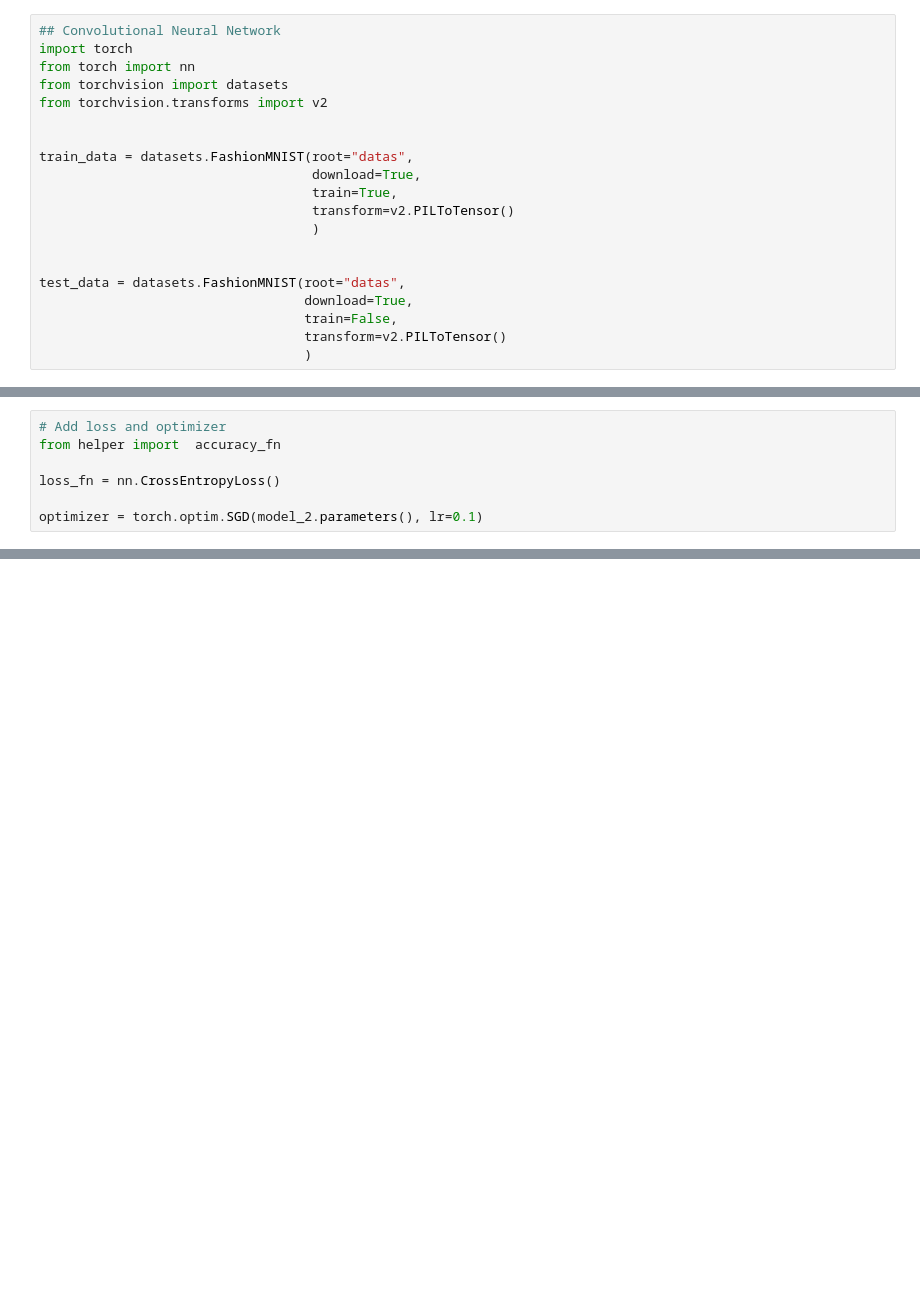
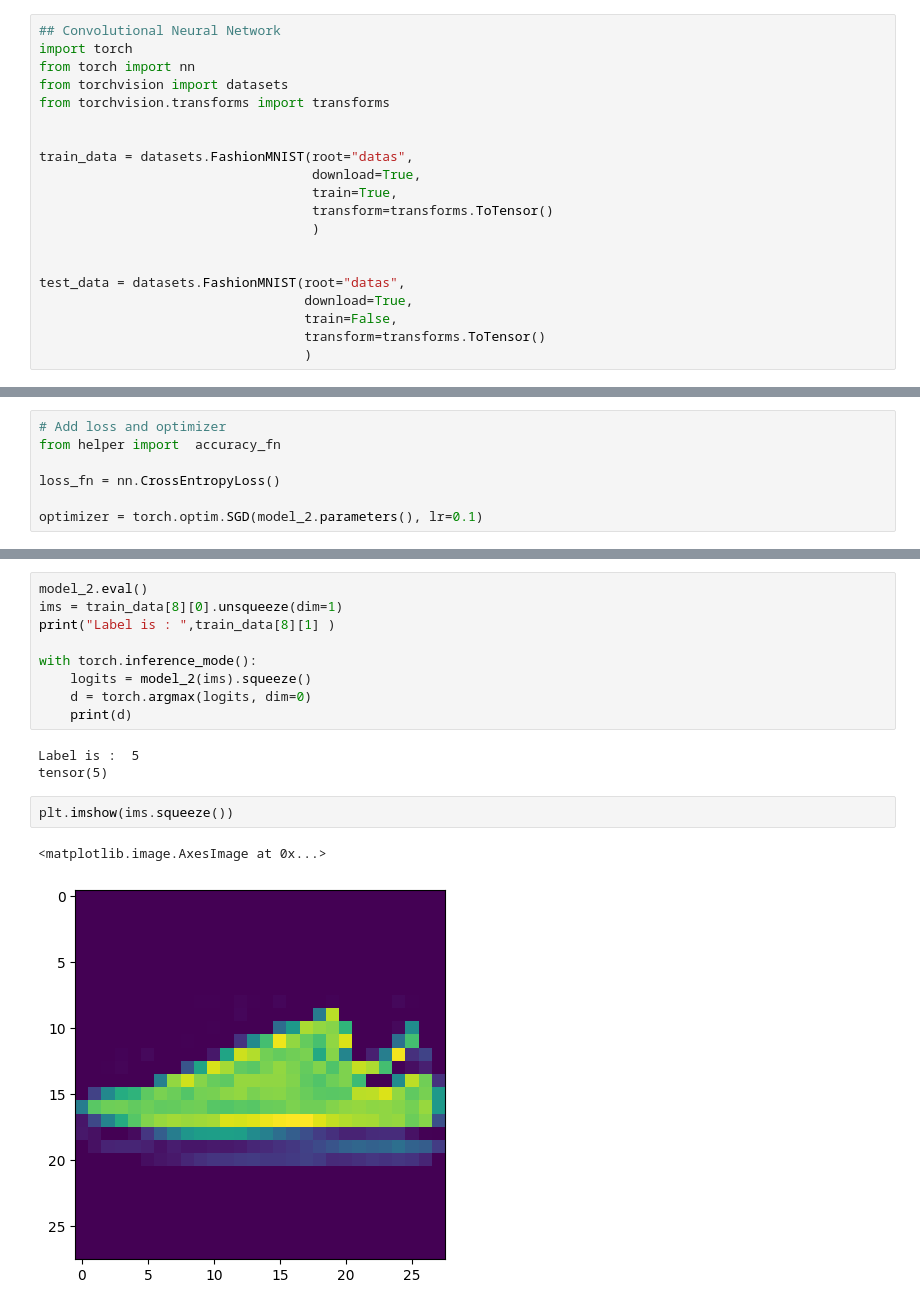
Before and after one commit to Linux-Server/ZTM, a Jupyter notebook: pytorch/computer-vision/03_cnn.ipynb, the cells around one changed output, grey strips where cells are left out. Drawn from its saved outputs; the diff is of its cells as text; blank space fills up the shorter version.

```diff
--- a/pytorch/computer-vision/03_cnn.ipynb
+++ b/pytorch/computer-vision/03_cnn.ipynb
@@ -3,20 +3,20 @@
 import torch
 from torch import nn
 from torchvision import datasets
-from torchvision.transforms import v2
+from torchvision.transforms import transforms
 
 
 train_data = datasets.FashionMNIST(root="datas",
                                    download=True,
                                    train=True,
-                                   transform=v2.PILToTensor()
+                                   transform=transforms.ToTensor()
                                    )
 
 
 test_data = datasets.FashionMNIST(root="datas",
                                   download=True,
                                   train=False,
-                                  transform=v2.PILToTensor()
+                                  transform=transforms.ToTensor()
                                   )
 # %%
 len(train_data), len(test_data)
@@ -177,0 +259,17 @@ for epoch in tqdm(range(epochs)):
+# %%
+model_2.eval()
+ims = train_data[8][0].unsqueeze(dim=1)
+print("Label is : ",train_data[8][1] )
+
+with torch.inference_mode():
+    logits = model_2(ims).squeeze()
+    d = torch.argmax(logits, dim=0)
+    print(d)
+# %% [output]
+Label is :  5
+tensor(5)
+# %%
+plt.imshow(ims.squeeze())
+# %% [output]
+<matplotlib.image.AxesImage at 0x...>
+[figure, added]
```
Also changed, not shown: parts of 15 cells of this notebook, 1 other file.
